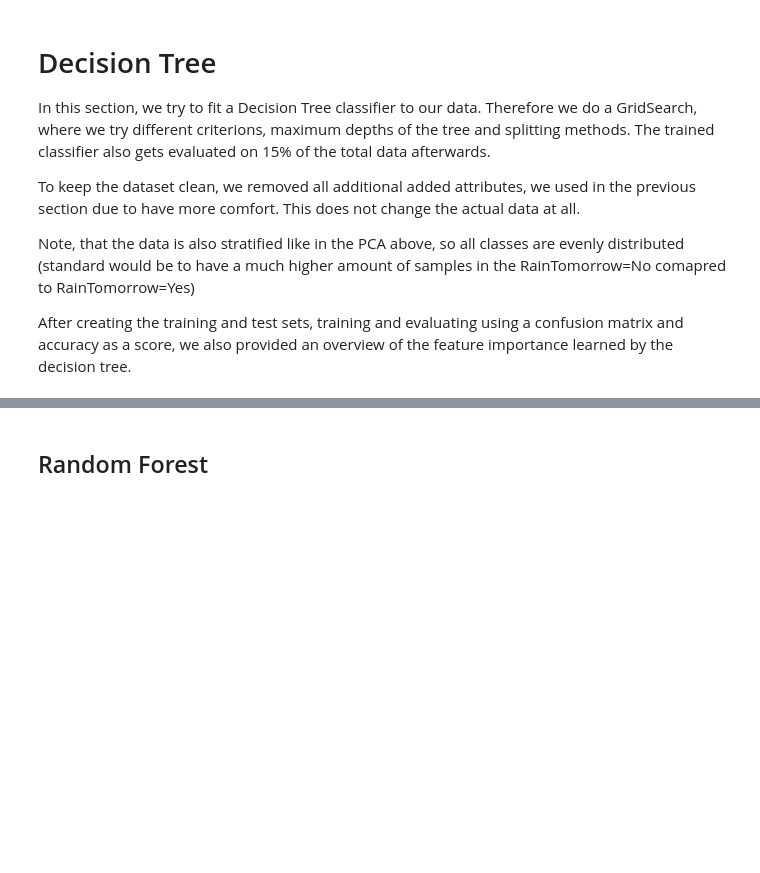
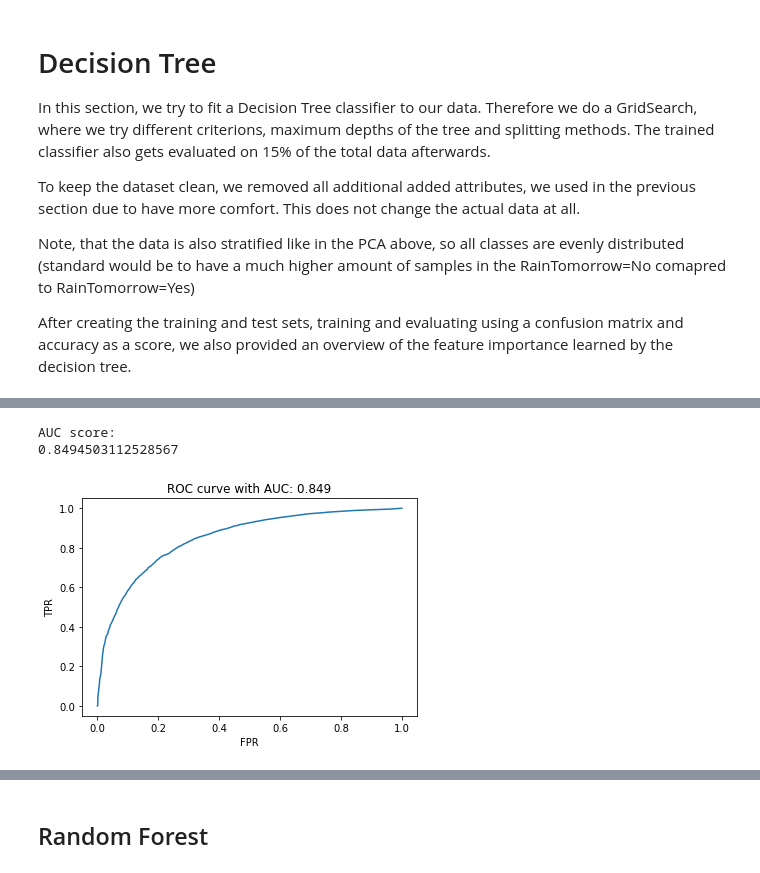
Before and after one commit to Stern1710/australia-weather-data, a Jupyter notebook: SPOD_Group7_Project.ipynb, the cells around one changed output, grey strips where cells are left out. Cells and saved outputs as stored; diff of their text form; code cells hidden in the pictures; blank space fills up the shorter version.

Commit message:
added ROC curves for classifiers

```diff
--- a/SPOD_Group7_Project.ipynb
+++ b/SPOD_Group7_Project.ipynb
@@ -354,6 +355,27 @@ def get_evaluation(model, x_test, y_test):
     plt.ylabel('True label')
     plt.xlabel('Predicted label')
     return None
+# %%
+def get_ROC(model, x_test, y_test):
+    """
+    Calculates AUC score and plots ROC curve
+    @param model, sklearn model,trained model
+    @param x_test, np ndarray, data matrix
+    @param y_test, np ndarray, data vector
+    """
+    predictions = model.predict_proba(x_test)
+
+    print('AUC score:')
+    print(roc_auc_score(y_test, predictions[:,1]))
+
+    fpr, tpr, _ = roc_curve(y_test, predictions[:,1])
+
+    plt.clf()
+    plt.plot(fpr, tpr)
+    plt.xlabel('FPR')
+    plt.ylabel('TPR')
+    plt.title('ROC curve with AUC: {:.3f}'.format(roc_auc_score(y_test, predictions[:,1])))
+    plt.show()
 # %%
 param_grid = {
     'criterion': ['gini','entropy'],
@@ -415,3 +437,10 @@ The best parameters are: {'criterion': 'entropy', 'max_depth': 8, 'splitter': 'b
+# %%
+# print AUC score and ROC curve
+get_ROC(model_dec_tree, x_test, y_test)
+# %% [output]
+AUC score:
+0.8494503112528567
+[figure, added]
 # %%
 # create overview of feature importance, of learned decision tree
 attribute_weights = pd.DataFrame({
```
Also changed, not shown: parts of 23 cells of this notebook, 3 other files.
